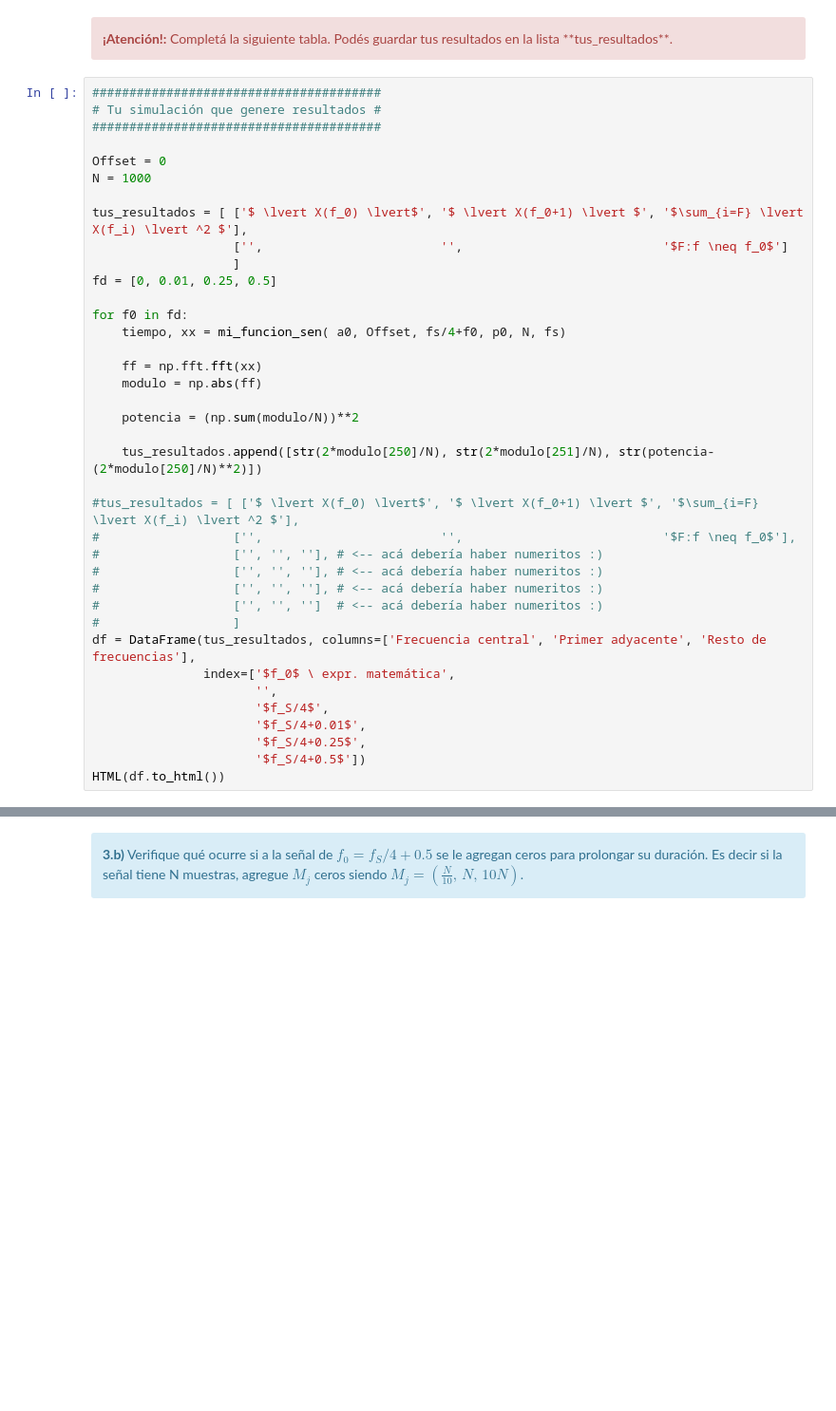
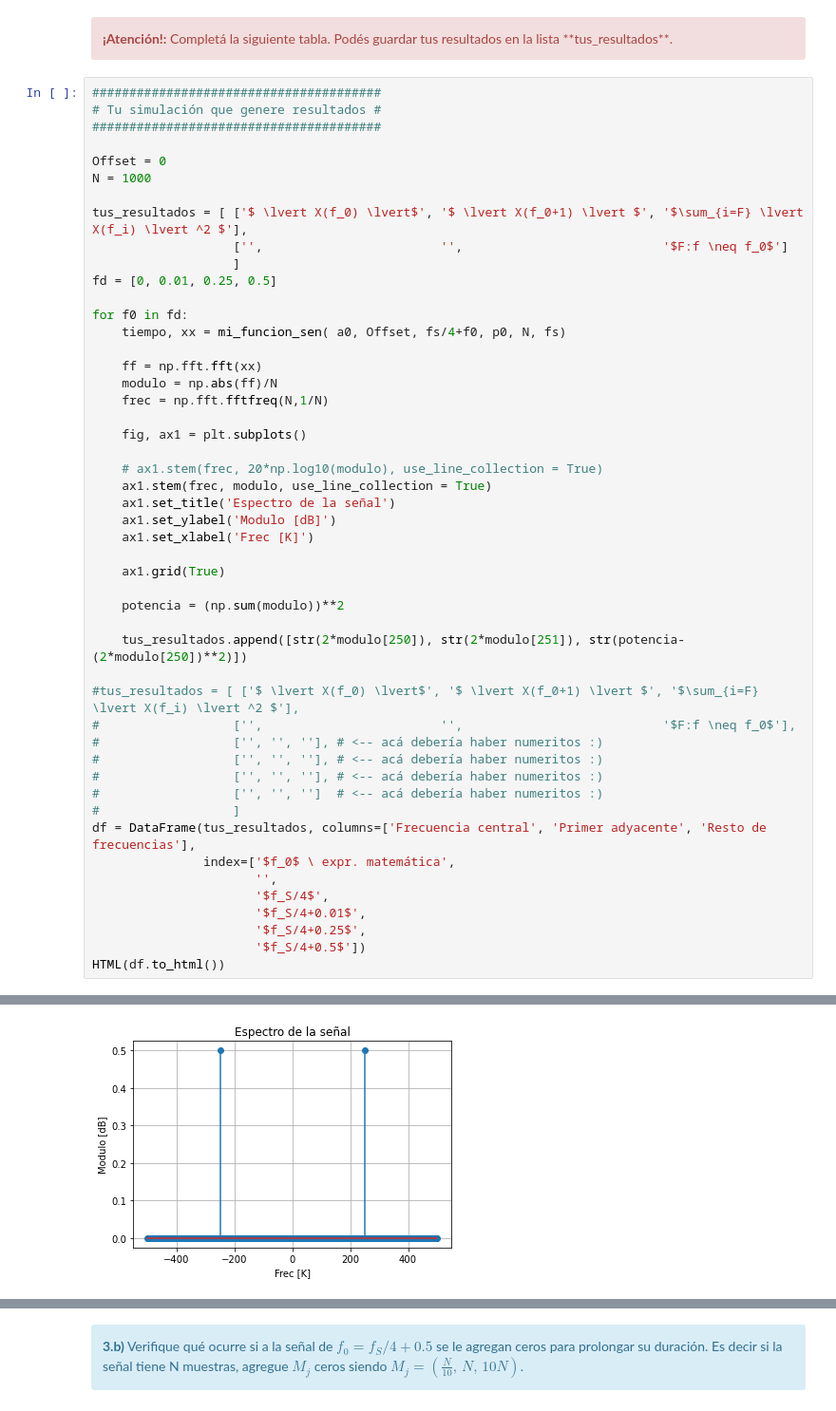
Before and after one commit to fcatuogno/PDS_TPs, a Jupyter notebook: TP1 - Muestreo de señales - Forurier.ipynb, the cells around one changed output, grey strips where cells are left out. Shown: that part at 95% size. Drawn from its saved outputs; the diff is of its cells as text; blank space fills up the shorter version.

```diff
--- a/TP1 - Muestreo de señales - Forurier.ipynb
+++ b/TP1 - Muestreo de señales - Forurier.ipynb
@@ -358,33 +358,45 @@ fd = [0, 0.01, 0.25, 0.5]
 for f0 in fd:
     tiempo, xx = mi_funcion_sen( a0, Offset, fs/4+f0, p0, N, fs)
 
     ff = np.fft.fft(xx)
-    modulo = np.abs(ff)
+    modulo = np.abs(ff)/N
+    frec = np.fft.fftfreq(N,1/N)
 
-    potencia = (np.sum(modulo/N))**2
+    fig, ax1 = plt.subplots()
 
-    tus_resultados.append([str(2*modulo[250]/N), str(2*modulo[251]/N), str(potencia-(2*modulo[250]/N)**2)])
+    # ax1.stem(frec, 20*np.log10(modulo), use_line_collection = True)
+    ax1.stem(frec, modulo, use_line_collection = True)
+    ax1.set_title('Espectro de la señal')
+    ax1.set_ylabel('Modulo [dB]')
+    ax1.set_xlabel('Frec [K]')
+
+    ax1.grid(True)
+
+    potencia = (np.sum(modulo))**2
+
+    tus_resultados.append([str(2*modulo[250]), str(2*modulo[251]), str(potencia-(2*modulo[250])**2)])
 
 #tus_resultados = [ ['$ \lvert X(f_0) \lvert$', '$ \lvert X(f_0+1) \lvert $', '$\sum_{i=F} \lvert X(f_i) \lvert ^2 $'],
 #                  ['',                        '',                           '$F:f \neq f_0$'],
 #                  ['', '', ''], # <-- acá debería haber numeritos :)
 #                  ['', '', ''], # <-- acá debería haber numeritos :)
 #                  ['', '', ''], # <-- acá debería haber numeritos :)
 #                  ['', '', '']  # <-- acá debería haber numeritos :)
 #                  ]
 df = DataFrame(tus_resultados, columns=['Frecuencia central', 'Primer adyacente', 'Resto de frecuencias'],
                index=['$f_0$ \ expr. matemática',
                       '',
                       '$f_S/4$',
                       '$f_S/4+0.01$',
                       '$f_S/4+0.25$',
                       '$f_S/4+0.5$'])
 HTML(df.to_html())
 # %% [output]
 |  | Frecuencia central | Primer adyacente | Resto de frecuencias |
 | $f_0$ \ expr. matemática | $ \lvert X(f_0) \lvert$ | $ \lvert X(f_0+1) \lvert $ | $\sum_{i=F} \lvert X(f_i) \lvert ... |
 |  |  |  | $F:f \neq f_0$ |
 | $f_S/4$ | 1.0000000000000002 | 2.023234201892594e-14 | 2.0334844919034367e-12 |
 | $f_S/4+0.01$ | 0.9998335450382971 | 0.010101383898823976 | 0.26958314993539356 |
 | $f_S/4+0.25$ | 0.899609302590939 | 0.3008128277625503 | 12.916969362114997 |
 | $f_S/4+0.5$ | 0.6366176779711066 | 0.6366239611925771 | 23.789923792831775 |
+[figure, added]
```
Also changed, not shown: parts of 3 cells of this notebook.
